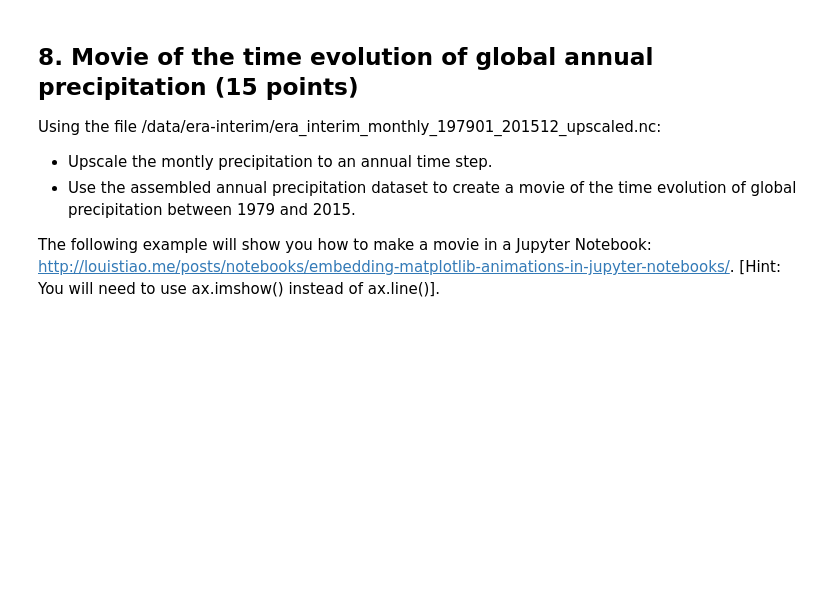
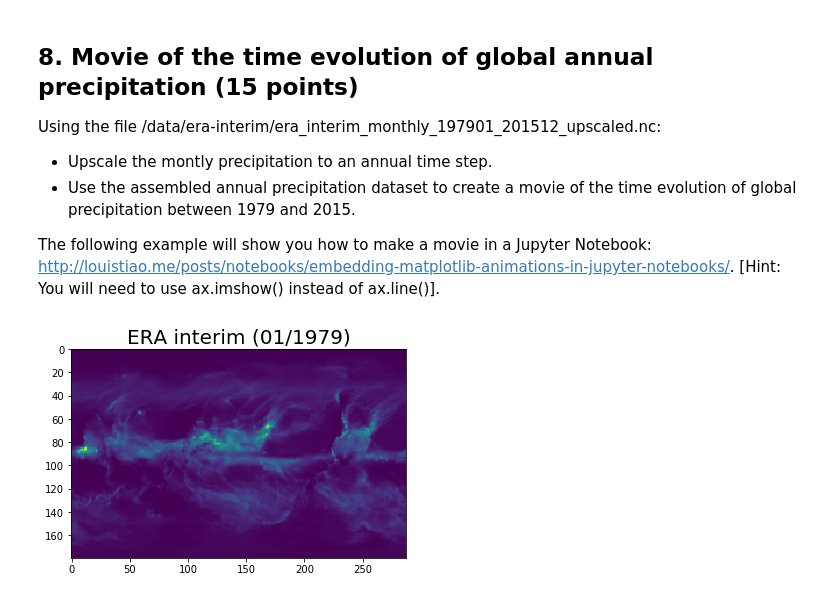
Before and after one commit to LG0123/ESDA_LG0123, a Jupyter notebook: HW1.ipynb, the cells around one changed output. Drawn from its saved outputs; the diff is of its cells as text; code cells hidden in the pictures; blank space fills up the shorter version.

```diff
--- a/HW1.ipynb
+++ b/HW1.ipynb
@@ -711,20 +715,36 @@ The following example will show you how to make a movie in a Jupyter Notebook: h
 # %%
 %matplotlib inline
 import numpy as np
 import netCDF4 as nc
+import os
 import matplotlib.pyplot as plt
-from matplotlib import animation, rc
+from matplotlib import animation
 from IPython.display import HTML
 
 file = '/data/era-interim/era_interim_monthly_197901_201512_upscaled.nc'
+os.system('rm -f %s' % file)
 fp=nc.Dataset(file,'r')
 
-data = fp['precip'][:,:,:]
-lats = fp['lat'][:]
-lons = fp['lon'][:]
-times = fp['time']
+data = fp.variables['precip'][:,:,:]
+lats = fp.variables['lat'][:]
+lons = fp.variables['lon'][:]
+times = fp.variables['time']
+
+dates = nc.num2date(times[:],units = times.units , calendar = times.calendar)
+
+dates = dates [::12]
 
 fig, ax = plt.subplots()
 ax.pcolormesh(fp['precip'][0,:,:])
-plt.title('annual precipitation 01')
-plt.show()
+im=ax.imshow(np.zeros((len(lats),len(lons))))
+
+def animate(i):
+    im=ax.imshow(np.flipud(data[i,:,:]))
+    plt.title('ERA interim (%02d/%04d)' % (dates[i].month,dates[i].year),fontsize=20)
+    return [im]
+
+anim = animation.FuncAnimation(fig,animate,frames=len(dates),interval=100,blit=True)
+
+fp.close()
+# %% [output]
+[figure, added]
```
Also changed, not shown: parts of 3 cells of this notebook.
